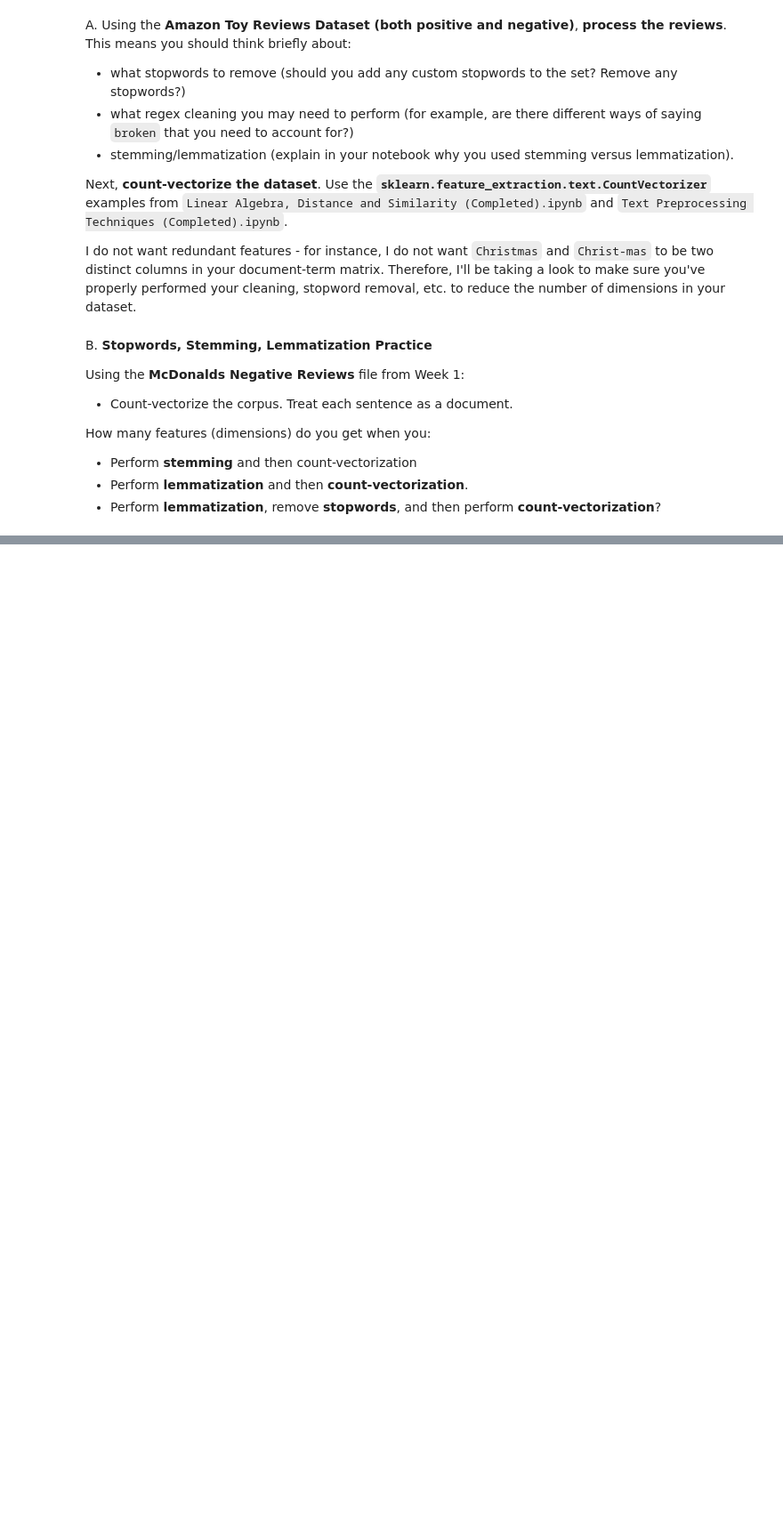
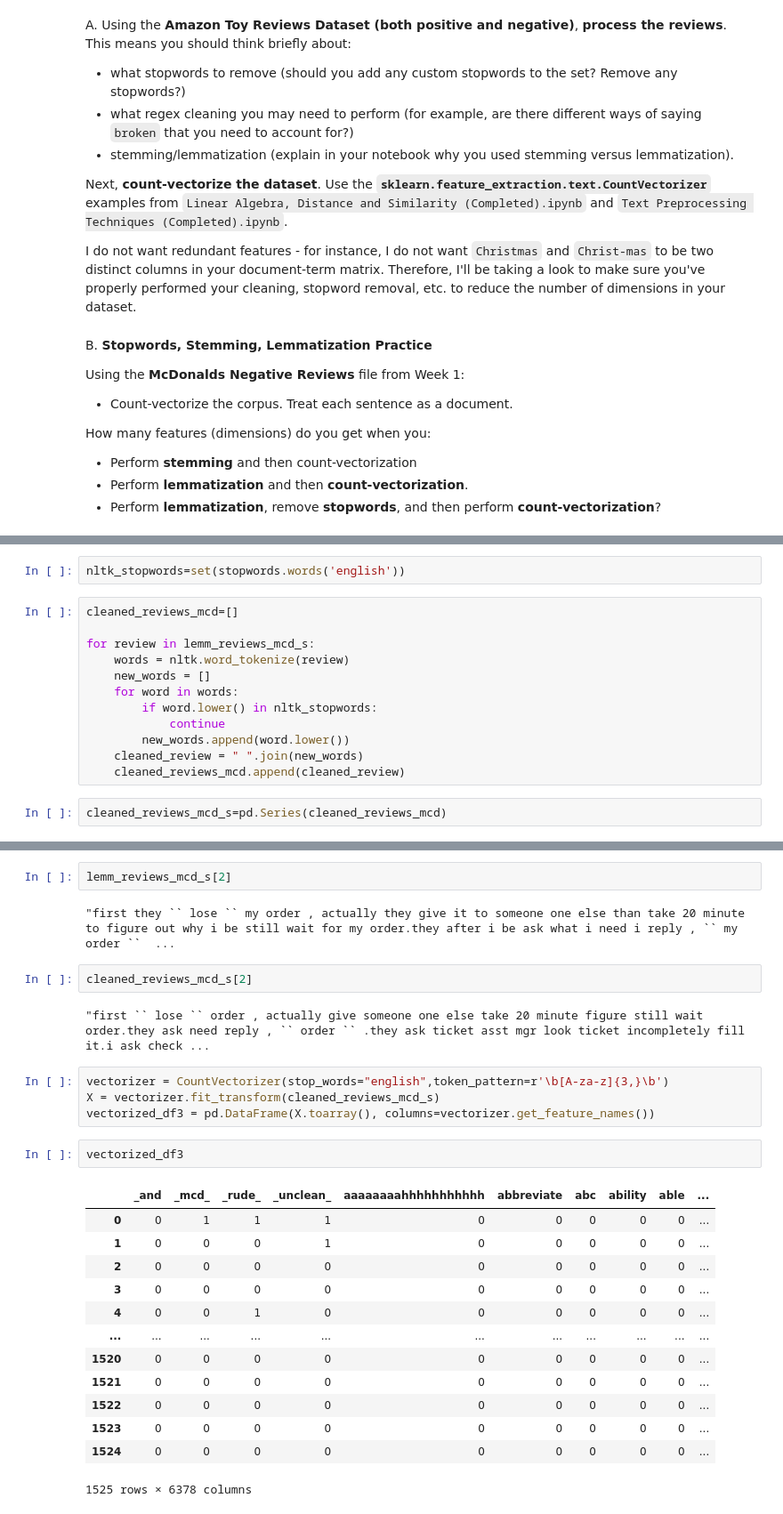
Before and after one commit to amanagar/dso-560-nlp-text-analytics, a Jupyter notebook: week2/HW2 Word Vectorization, Regex, and Similarity_Aman.ipynb, the cells around one changed output, grey strips where cells are left out. Shown at 89% size. Saved outputs shown, nothing was run; the diff lists cells and outputs as text; blank space fills up the shorter version.

```diff
--- a/week2/HW2 Word Vectorization, Regex, and Similarity_Aman.ipynb
+++ b/week2/HW2 Word Vectorization, Regex, and Similarity_Aman.ipynb
@@ -26,0 +398,16 @@ How many features (dimensions) do you get when you:
+# %%
+nltk_stopwords=set(stopwords.words('english'))
+# %%
+cleaned_reviews_mcd=[]
+
+for review in lemm_reviews_mcd_s:
+    words = nltk.word_tokenize(review)
+    new_words = []
+    for word in words:
+        if word.lower() in nltk_stopwords:
+            continue
+        new_words.append(word.lower())
+    cleaned_review = " ".join(new_words)
+    cleaned_reviews_mcd.append(cleaned_review)
+# %%
+cleaned_reviews_mcd_s=pd.Series(cleaned_reviews_mcd)
@@ -26,0 +423,28 @@ How many features (dimensions) do you get when you:
+# %%
+lemm_reviews_mcd_s[2]
+# %% [output]
+"first they `` lose `` my order , actually they give it to someone one else than take 20 minute to figure out why i be still wait for my order.they after i be ask what i need i reply , `` my order ``  ...
+# %%
+cleaned_reviews_mcd_s[2]
+# %% [output]
+"first `` lose `` order , actually give someone one else take 20 minute figure still wait order.they ask need reply , `` order `` .they ask ticket asst mgr look ticket incompletely fill it.i ask check ...
+# %%
+vectorizer = CountVectorizer(stop_words="english",token_pattern=r'\b[A-za-z]{3,}\b')
+X = vectorizer.fit_transform(cleaned_reviews_mcd_s)
+vectorized_df3 = pd.DataFrame(X.toarray(), columns=vectorizer.get_feature_names())
+# %%
+vectorized_df3
+# %% [output]
+|  | _and | _mcd_ | _rude_ | _unclean_ | aaaaaaaahhhhhhhhhhh | abbreviate | abc | ability | able | ... |
+| 0 | 0 | 1 | 1 | 1 | 0 | 0 | 0 | 0 | 0 | ... |
+| 1 | 0 | 0 | 0 | 1 | 0 | 0 | 0 | 0 | 0 | ... |
+| 2 | 0 | 0 | 0 | 0 | 0 | 0 | 0 | 0 | 0 | ... |
+| 3 | 0 | 0 | 0 | 0 | 0 | 0 | 0 | 0 | 0 | ... |
+| 4 | 0 | 0 | 1 | 0 | 0 | 0 | 0 | 0 | 0 | ... |
+| ... | ... | ... | ... | ... | ... | ... | ... | ... | ... | ... |
+| 1520 | 0 | 0 | 0 | 0 | 0 | 0 | 0 | 0 | 0 | ... |
+| 1521 | 0 | 0 | 0 | 0 | 0 | 0 | 0 | 0 | 0 | ... |
+| 1522 | 0 | 0 | 0 | 0 | 0 | 0 | 0 | 0 | 0 | ... |
+| 1523 | 0 | 0 | 0 | 0 | 0 | 0 | 0 | 0 | 0 | ... |
+| 1524 | 0 | 0 | 0 | 0 | 0 | 0 | 0 | 0 | 0 | ... |
+1525 rows × 6378 columns
```
Also changed, not shown: parts of 59 cells of this notebook, 5 other files.
